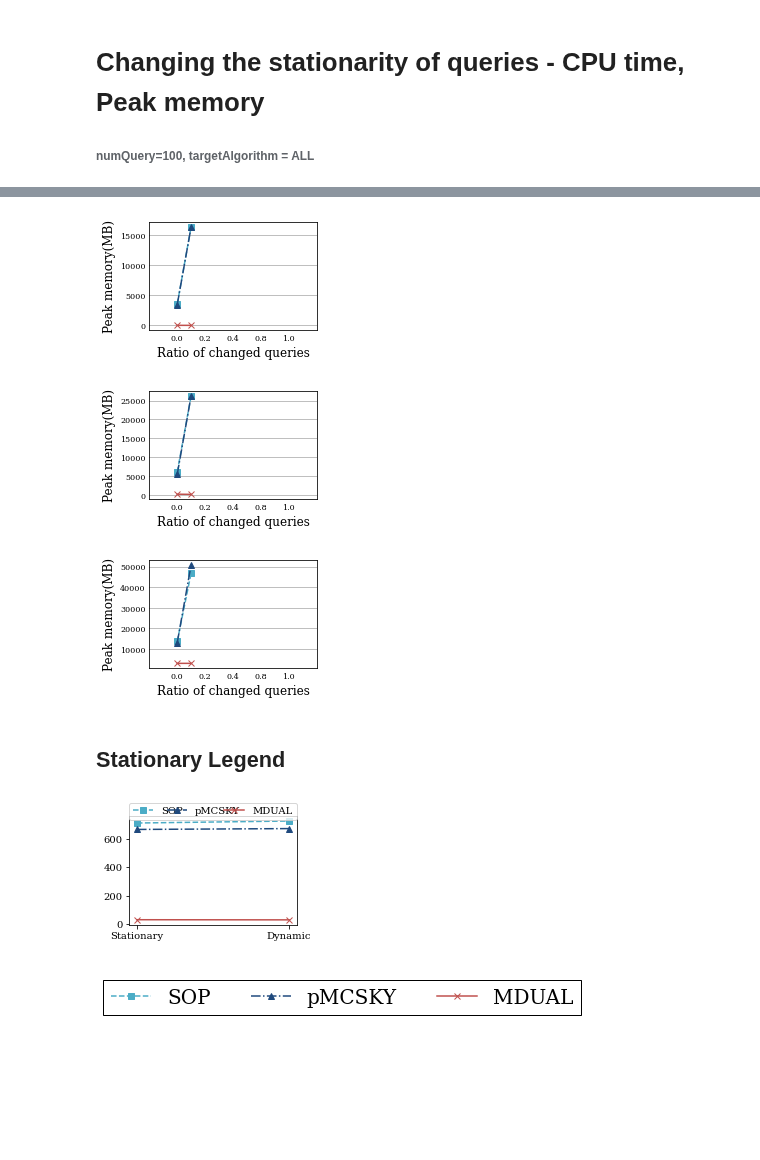
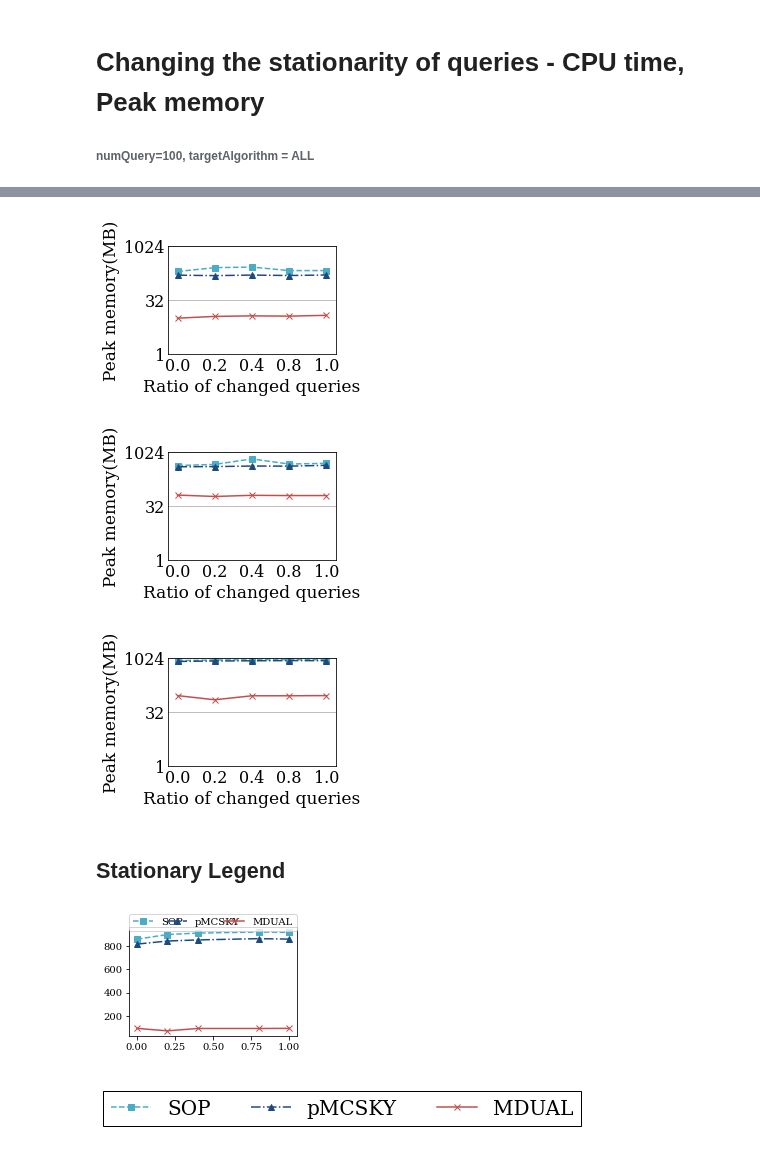
Before and after one commit to YoojuShin/SIGMOD2021LogScript, a Jupyter notebook: figure_script.ipynb, the cells around one changed output, grey strips where cells are left out. Cells and saved outputs as stored; diff of their text form; code cells hidden in the pictures; blank space fills up the shorter version.

```diff
--- a/figure_script.ipynb
+++ b/figure_script.ipynb
@@ -515,15 +542,16 @@ for dataname in dataset_small:
 # ax.tick_params(axis ='x', rotation = 0, pad=10)
 # plt.savefig('Stationarity_PeakMem.pdf', bbox_inches='tight', format='pdf')
 # %%
-df1 = preprocessing("STK")
-df2 = preprocessing("TAO")
-df3 = preprocessing("GAS")
-df4 = preprocessing("HPC")
-df5 = preprocessing("EM")
-df6 = preprocessing("FC")
-df = pd.concat([df1,df2,df3,df4,df5,df6])
+# df1 = preprocessing("STK")
+# df2 = preprocessing("TAO")
+# df3 = preprocessing("GAS")
+# df4 = preprocessing("HPC")
+# df5 = preprocessing("EM")
+# df6 = preprocessing("FC")
+# df = pd.concat([df1,df2,df3,df4,df5,df6])
 
-
+df = preprocessing("result_varyingChgdQRatio")
+x = [0,0.2,0.4,0.6,0.8]
 for dataname in dataset_small:
     graphdf = df.loc[(df["Dataset"]==dataname) & (df["Queryset"].str.contains(r"\_Q100$"))].pivot(index="ChgQRatio",columns="Method",values="Time")
 
@@ -532,17 +560,18 @@ for dataname in dataset_small:
     fig = plt.figure(figsize=figsize_stationarity)
     ax = fig.add_subplot(1,1,1)
     for i, algname in enumerate(target_alg_stationarity):
-        ax.plot(graphdf[algname].index.tolist(), graphdf[algname].tolist(), linestyle=algo_line[algname], marker=algo_marker[algname], color=algo_color[algname])
+        ax.plot(x, graphdf[algname].tolist(), linestyle=algo_line[algname], marker=algo_marker[algname], color=algo_color[algname])
     ax.grid(b=True,which="major",axis='y',zorder=0)
     ax.set_xlabel("Ratio of changed queries", fontsize=FONTSIZE_XLABEL_stationarity)
     ax.set_ylabel('CPU time(ms)', fontsize=FONTSIZE_YLABEL_stationarity)
-    ax.set_xlim([-0.2,1])
-
+    ax.set_xlim([-0.05,0.85])
+    ax.set_yscale("log")
     ax.tick_params(axis='both', which ='both', length = 0)
     ax.tick_params(axis='x', labelsize=FONTSIZE_XTICK_stationarity)
     ax.tick_params(axis='y', labelsize=FONTSIZE_YTICK_stationarity)
     plt.xticks([0.0,0.2,0.4,0.6,0.8])
     ax.set_xticklabels([0.0,0.2,0.4,0.8,1.0])
+    plt.yticks([1e1,1e3,1e5])
     ax.tick_params(axis ='x', rotation = 0)
 
     plt.savefig("Figures/"+'Stationarity_'+dataname+'_CpuTime.pdf', bbox_inches='tight', format='pdf')
@@ -553,18 +582,19 @@ for dataname in dataset_small:
 # %%
-
+df = preprocessing("result_varyingChgdQRatio")
+x = [0,0.2,0.4,0.6,0.8]
 for dataname in dataset_small:
-    graphdf = df.loc[(df["Dataset"]==dataname) & (df["Queryset"].str.contains(r"\_Q100$"))].pivot(index="ChgQRatio",columns="Method",values="Time")
+    graphdf = df.loc[(df["Dataset"]==dataname) & (df["Queryset"].str.contains(r"\_Q100$"))].pivot(index="ChgQRatio",columns="Method",values="PeakMem")
     graphdf.index=df["ChgQRatio"].unique()
     graphdf = graphdf[target_alg_stationarity]
     fig = plt.figure(figsize=figsize_stationarity)
     ax = fig.add_subplot(1,1,1)
     for i, algname in enumerate(target_alg_stationarity):
-        ax.plot(graphdf[algname], linestyle=algo_line[algname], marker=algo_marker[algname], color=algo_color[algname])
+        ax.plot(x,graphdf[algname], linestyle=algo_line[algname], marker=algo_marker[algname], color=algo_color[algname])
     ax.grid(b=True,which="major",axis='y',zorder=0)
     ax.set_xlabel("Ratio of changed queries", fontsize=FONTSIZE_XLABEL_stationarity)
     ax.set_ylabel('Peak memory(MB)', fontsize=FONTSIZE_YLABEL_stationarity)
-    ax.set_xlim([-0.2,1])
-
+    ax.set_xlim([-0.05,0.85])
+    ax.set_yscale("log",basey=2)
     ax.tick_params(axis='both', which ='both', length = 0)
     ax.tick_params(axis='x', labelsize=FONTSIZE_XTICK_stationarity)
     ax.tick_params(axis='y', labelsize=FONTSIZE_YTICK_stationarity)
@@ -572,36 +602,38 @@ for dataname in dataset_small:
     ax.tick_params(axis ='x', rotation = 0)
     plt.xticks([0.0,0.2,0.4,0.6,0.8])
     ax.set_xticklabels([0.0,0.2,0.4,0.8,1.0])
+    plt.yticks([1,32,1024])
+    ax.set_yticklabels(["1","32","1024"])
     ax.tick_params(axis ='x', rotation = 0)
 
     plt.savefig("Figures/"+'Stationarity_'+dataname+'_PeakMem.pdf', bbox_inches='tight', format='pdf')
 # %% [output]
-[figure, old version]
+[figure, new version]
-[figure, old version]
+[figure, new version]
-[figure, old version]
+[figure, new version]
 # %% [markdown]
 ## Stationary Legend
 # %%
 graphdf_nochange = df.loc[(df["Dataset"]==dataname) & (df['ChgQRatio']==0) & \
         (df["Queryset"].str.contains(r"\_Q100$"))].pivot(index="ChgQRatio",columns="Method",values="PeakMem")
 graphdf_change = df.loc[(df["Dataset"]==dataname) & (df['ChgQRatio']>0) & \
         (df["Queryset"].str.contains(r"\_Q100$"))].pivot(index="ChgQRatio",columns="Method",values="PeakMem")
 graphdf = pd.concat([graphdf_nochange,graphdf_change])
-graphdf.index=["Stationary",'Dynamic']
+
 graphdf = graphdf[target_alg_stationarity]
 fig = plt.figure(figsize=figsize_stationarity)
 ax = fig.add_subplot(1,1,1)
 plots = []
 for i, algname in enumerate(target_alg_stationarity):
     plot = ax.plot(graphdf[algname], linestyle=algo_line[algname], marker=algo_marker[algname], color=algo_color[algname])
     plots += plot
 # legend = ax.legend(handles=plots,labels=target_alg_stationarity)
 
 legend = ax.legend(handles=plots,labels=target_alg_stationarity,\
                    bbox_to_anchor=(0., 1.02, 1., .102), loc='upper center',\
                    ncol=len(target_alg_stationarity), mode="expand", borderaxespad=0.)
 # %% [output]
-[figure, old version]
+[figure, new version]
 # %%
 figsize = (7, 1)
 fig_leg = plt.figure(figsize=figsize)
```
Also changed, not shown: parts of 16 cells of this notebook, 42 other files.
